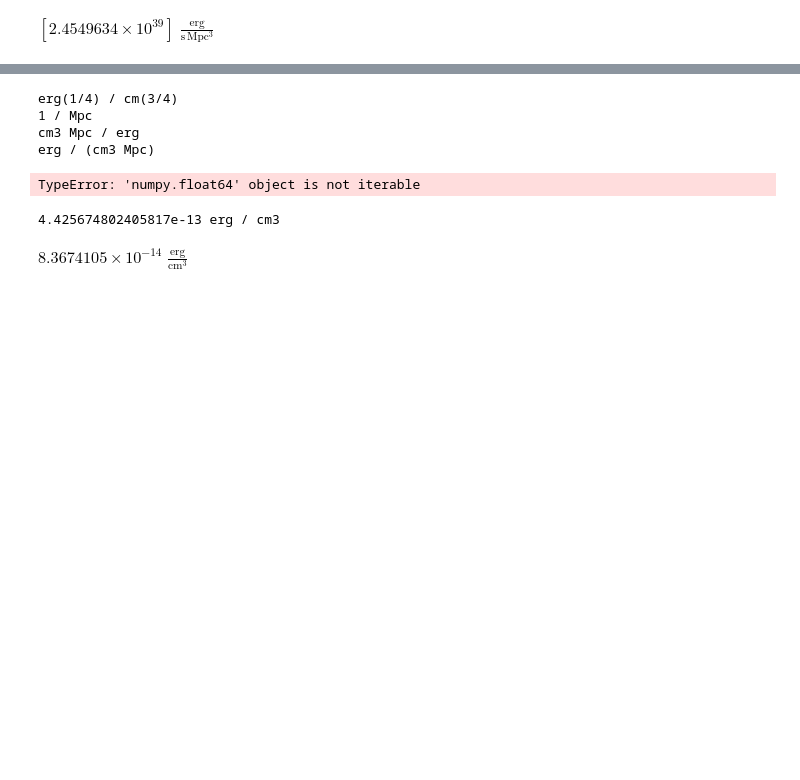
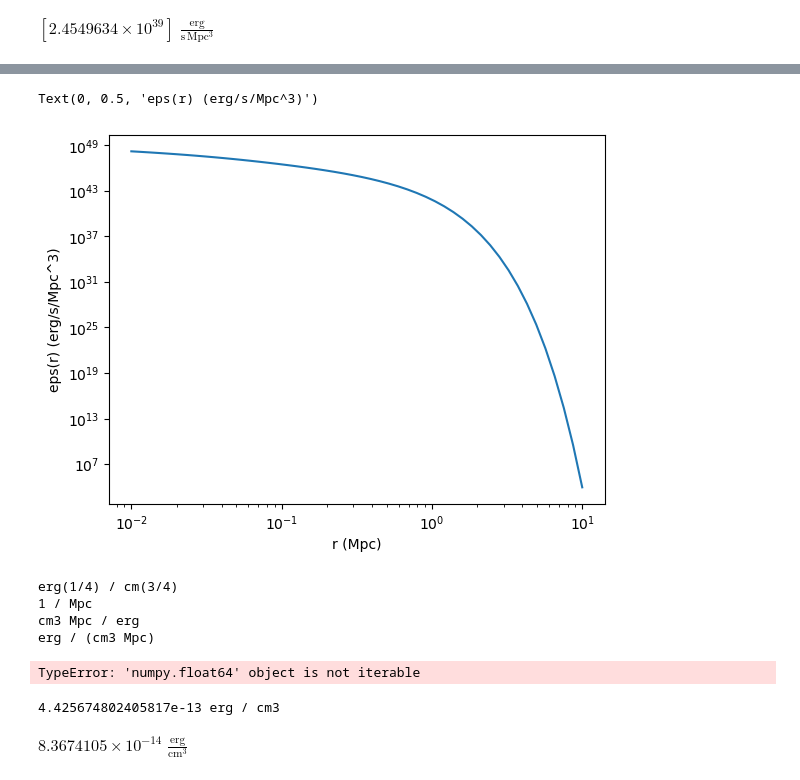
Before and after one commit to eleanorstuart/thermo-idm, a Jupyter notebook: Iqbal_AGN_heating.ipynb, the cells around one changed output, grey strips where cells are left out. Cells and saved outputs as stored; diff of their text form; code cells hidden in the pictures; blank space fills up the shorter version.

```diff
--- a/Iqbal_AGN_heating.ipynb
+++ b/Iqbal_AGN_heating.ipynb
@@ -185,3 +183,10 @@ plt.plot(rs, )
+# %%
+plt.loglog(rs, vol_heating_rate(rs, R500, M500, z, Linj ))
+plt.xlabel('r (Mpc)')
+plt.ylabel('eps(r) (erg/s/Mpc^3)')
+# %% [output]
+Text(0, 0.5, 'eps(r) (erg/s/Mpc^3)')
+[figure, added]
 # %%
 
 #rs=np.logspace(-2, 1)*R500
```
Also changed, not shown: parts of 1 cell of this notebook.
